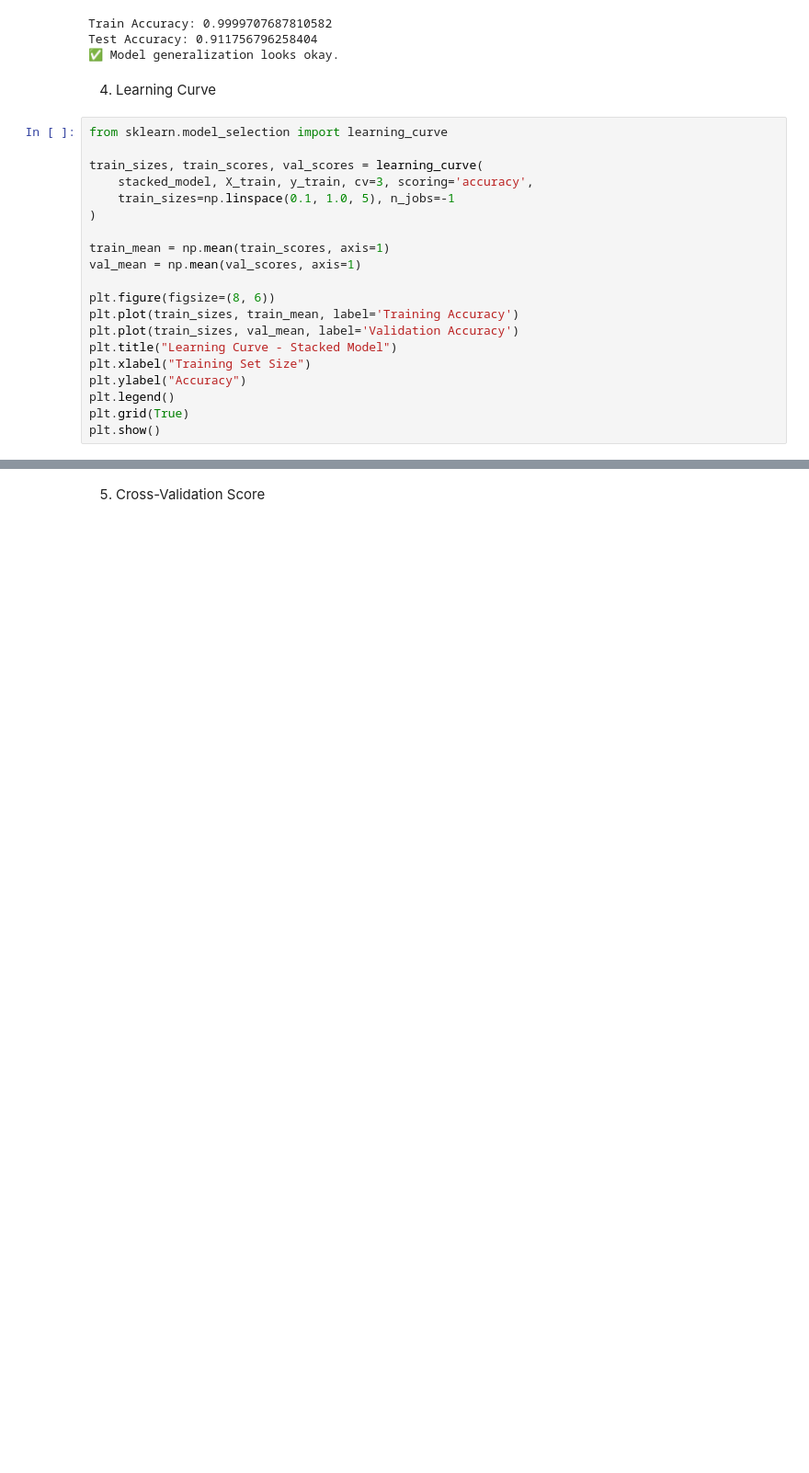
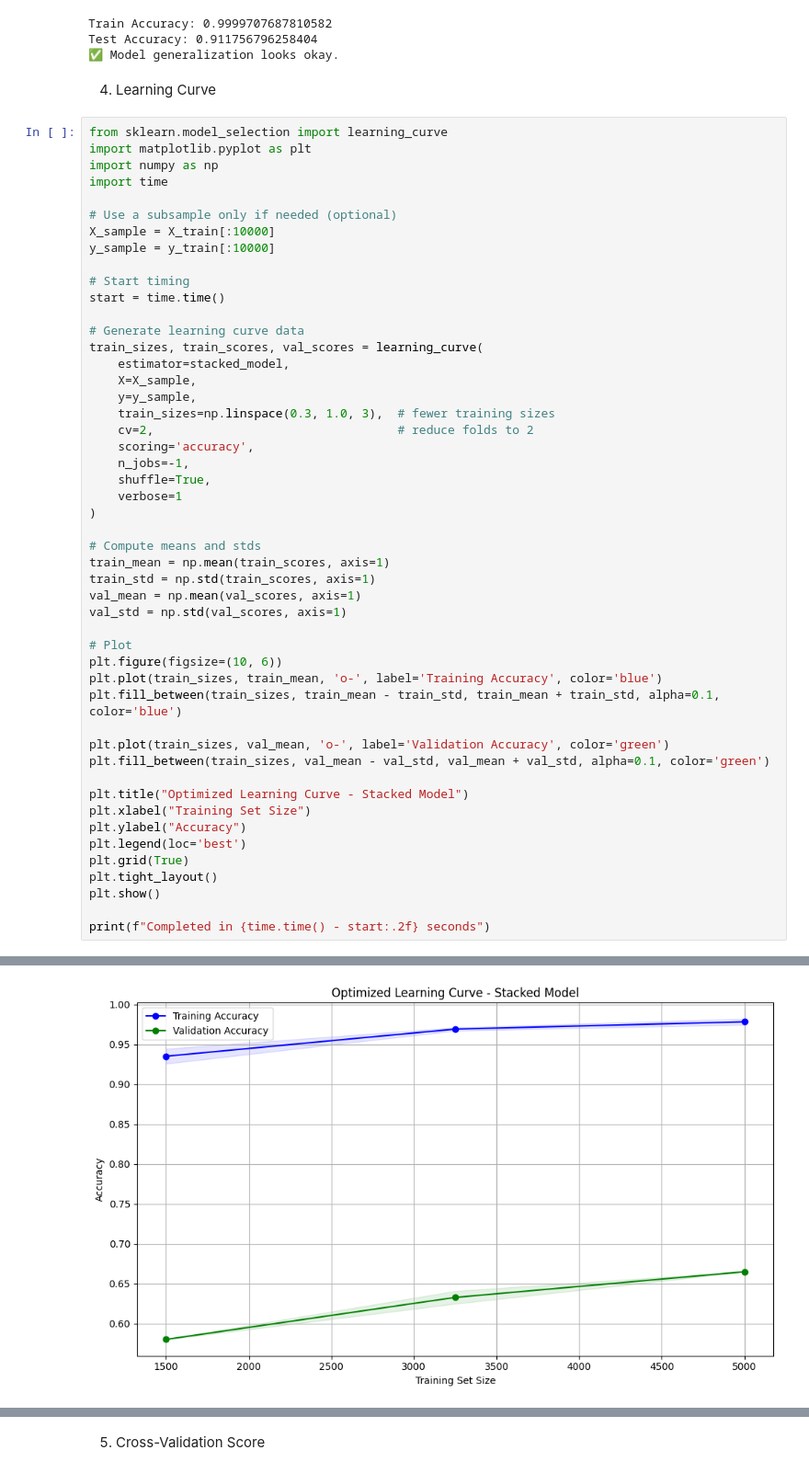
Before and after one commit to divyanshsaxena21/Research, a Jupyter notebook: Models/Ensemble/stacking.ipynb, the cells around one changed output, grey strips where cells are left out. Shown at 92% size. Cells and saved outputs as stored; diff of their text form; blank space fills up the shorter version.

Commit message:
Added Visualization

```diff
--- a/Models/Ensemble/stacking.ipynb
+++ b/Models/Ensemble/stacking.ipynb
@@ -195,21 +195,51 @@ Test Accuracy: 0.911756796258404
 4. Learning Curve
 # %%
 from sklearn.model_selection import learning_curve
+import matplotlib.pyplot as plt
+import numpy as np
+import time
 
+# Use a subsample only if needed (optional)
+X_sample = X_train[:10000]
+y_sample = y_train[:10000]
+
+# Start timing
+start = time.time()
+
+# Generate learning curve data
 train_sizes, train_scores, val_scores = learning_curve(
-    stacked_model, X_train, y_train, cv=3, scoring='accuracy',
-    train_sizes=np.linspace(0.1, 1.0, 5), n_jobs=-1
+    estimator=stacked_model,
+    X=X_sample,
+    y=y_sample,
+    train_sizes=np.linspace(0.3, 1.0, 3),  # fewer training sizes
+    cv=2,                                  # reduce folds to 2
+    scoring='accuracy',
+    n_jobs=-1,
+    shuffle=True,
+    verbose=1
 )
 
+# Compute means and stds
 train_mean = np.mean(train_scores, axis=1)
+train_std = np.std(train_scores, axis=1)
 val_mean = np.mean(val_scores, axis=1)
+val_std = np.std(val_scores, axis=1)
 
-plt.figure(figsize=(8, 6))
-plt.plot(train_sizes, train_mean, label='Training Accuracy')
-plt.plot(train_sizes, val_mean, label='Validation Accuracy')
-plt.title("Learning Curve - Stacked Model")
+# Plot
+plt.figure(figsize=(10, 6))
+plt.plot(train_sizes, train_mean, 'o-', label='Training Accuracy', color='blue')
+plt.fill_between(train_sizes, train_mean - train_std, train_mean + train_std, alpha=0.1, color='blue')
+
+plt.plot(train_sizes, val_mean, 'o-', label='Validation Accuracy', color='green')
+plt.fill_between(train_sizes, val_mean - val_std, val_mean + val_std, alpha=0.1, color='green')
+
+plt.title("Optimized Learning Curve - Stacked Model")
 plt.xlabel("Training Set Size")
 plt.ylabel("Accuracy")
-plt.legend()
+plt.legend(loc='best')
 plt.grid(True)
+plt.tight_layout()
 plt.show()
+
+print(f"Completed in {time.time() - start:.2f} seconds")
+# %% [output]
@@ -215,0 +249 @@ plt.show()
+[figure, added]
```
Also changed, not shown: parts of 3 cells of this notebook.
